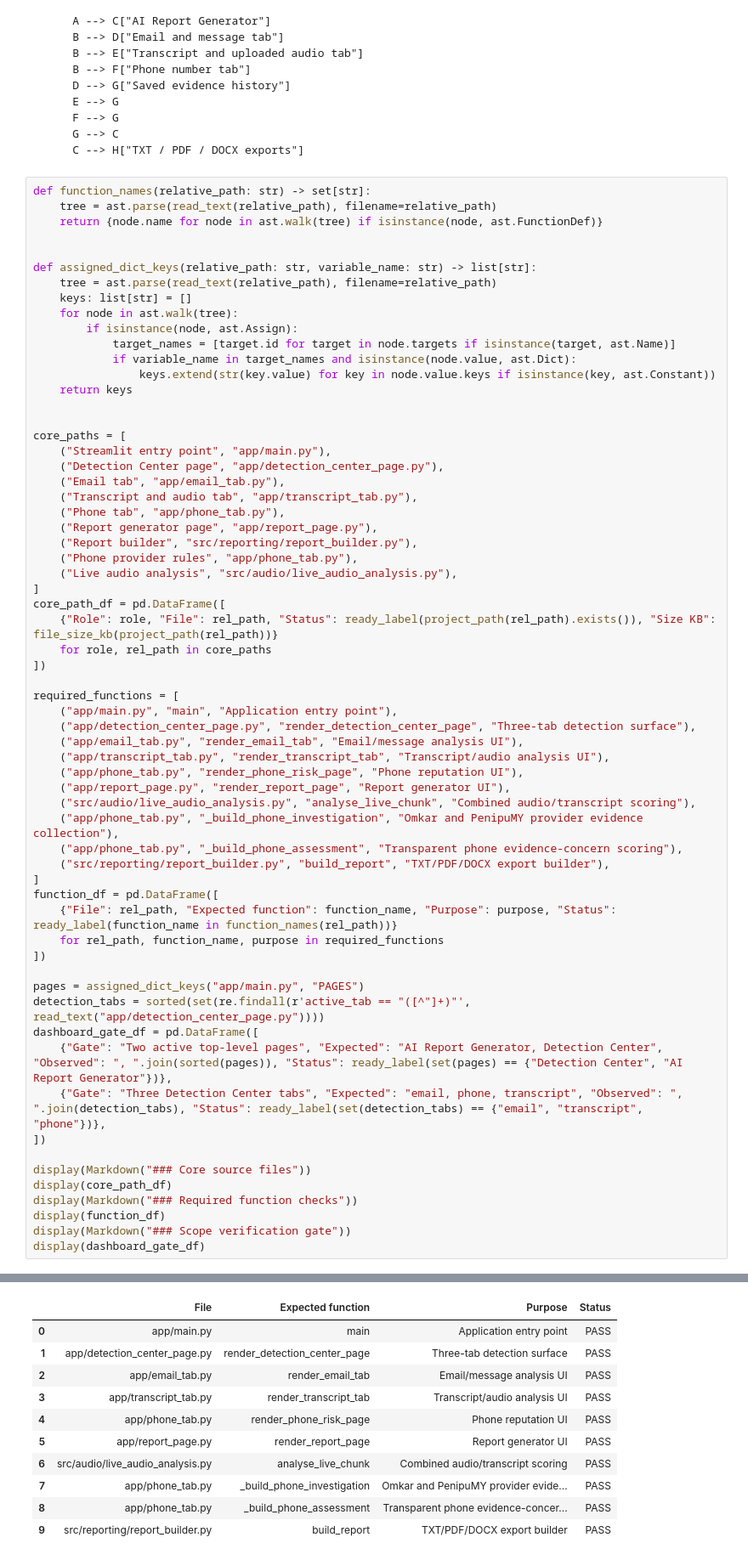
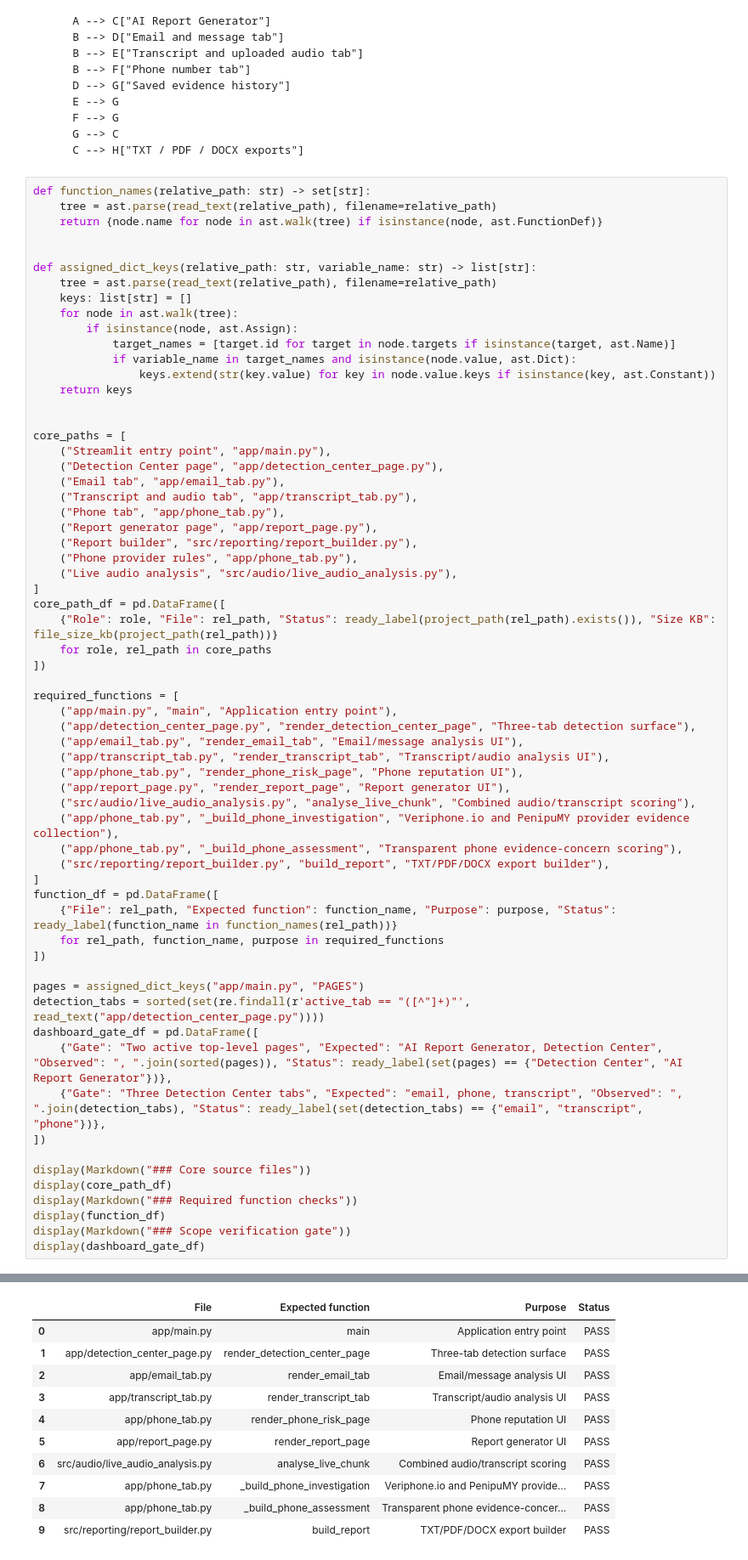
Before and after one commit to mikeshyway/ai-scam-detector, a Jupyter notebook: notebooks/00_final_prototype_evidence_notebook.ipynb, the cells around one changed output, grey strips where cells are left out. Shown at 85% size. Saved outputs shown, nothing was run; the diff lists cells and outputs as text.

```diff
--- a/notebooks/00_final_prototype_evidence_notebook.ipynb
+++ b/notebooks/00_final_prototype_evidence_notebook.ipynb
@@ -148,7 +148,7 @@ required_functions = [
     ("app/phone_tab.py", "render_phone_risk_page", "Phone reputation UI"),
     ("app/report_page.py", "render_report_page", "Report generator UI"),
     ("src/audio/live_audio_analysis.py", "analyse_live_chunk", "Combined audio/transcript scoring"),
-    ("app/phone_tab.py", "_build_phone_investigation", "Omkar and PenipuMY provider evidence collection"),
+    ("app/phone_tab.py", "_build_phone_investigation", "Veriphone.io and PenipuMY provider evidence collection"),
     ("app/phone_tab.py", "_build_phone_assessment", "Transparent phone evidence-concern scoring"),
     ("src/reporting/report_builder.py", "build_report", "TXT/PDF/DOCX export builder"),
 ]
@@ -164,34 +164,34 @@ dashboard_gate_df = pd.DataFrame([
     {"Gate": "Three Detection Center tabs", "Expected": "email, phone, transcript", "Observed": ", ".join(detection_tabs), "Status": ready_label(set(detection_tabs) == {"email", "transcript", "phone"})},
 ])
 
 display(Markdown("### Core source files"))
 display(core_path_df)
 display(Markdown("### Required function checks"))
 display(function_df)
 display(Markdown("### Scope verification gate"))
 display(dashboard_gate_df)
 # %% [output]
 ### Core source files
 |  | Role | File | Status | Size KB |
 | 0 | Streamlit entry point | app/main.py | PASS | 2.2 |
 | 1 | Detection Center page | app/detection_center_page.py | PASS | 1.1 |
 | 2 | Email tab | app/email_tab.py | PASS | 69.5 |
 | 3 | Transcript and audio tab | app/transcript_tab.py | PASS | 116.1 |
 | 4 | Phone tab | app/phone_tab.py | PASS | 107.3 |
 | 5 | Report generator page | app/report_page.py | PASS | 17.3 |
 | 6 | Report builder | src/reporting/report_builder.py | PASS | 36.8 |
 | 7 | Phone provider rules | app/phone_tab.py | PASS | 107.3 |
 | 8 | Live audio analysis | src/audio/live_audio_analysis.py | PASS | 31.9 |
 ### Required function checks
 |  | File | Expected function | Purpose | Status |
 | 0 | app/main.py | main | Application entry point | PASS |
 | 1 | app/detection_center_page.py | render_detection_center_page | Three-tab detection surface | PASS |
 | 2 | app/email_tab.py | render_email_tab | Email/message analysis UI | PASS |
 | 3 | app/transcript_tab.py | render_transcript_tab | Transcript/audio analysis UI | PASS |
 | 4 | app/phone_tab.py | render_phone_risk_page | Phone reputation UI | PASS |
 | 5 | app/report_page.py | render_report_page | Report generator UI | PASS |
 | 6 | src/audio/live_audio_analysis.py | analyse_live_chunk | Combined audio/transcript scoring | PASS |
-| 7 | app/phone_tab.py | _build_phone_investigation | Omkar and PenipuMY provider evide... | PASS |
+| 7 | app/phone_tab.py | _build_phone_investigation | Veriphone.io and PenipuMY provide... | PASS |
 | 8 | app/phone_tab.py | _build_phone_assessment | Transparent phone evidence-concer... | PASS |
 | 9 | src/reporting/report_builder.py | build_report | TXT/PDF/DOCX export builder | PASS |
 ### Scope verification gate
```
Also changed, not shown: parts of 9 cells of this notebook, 22 other files.
